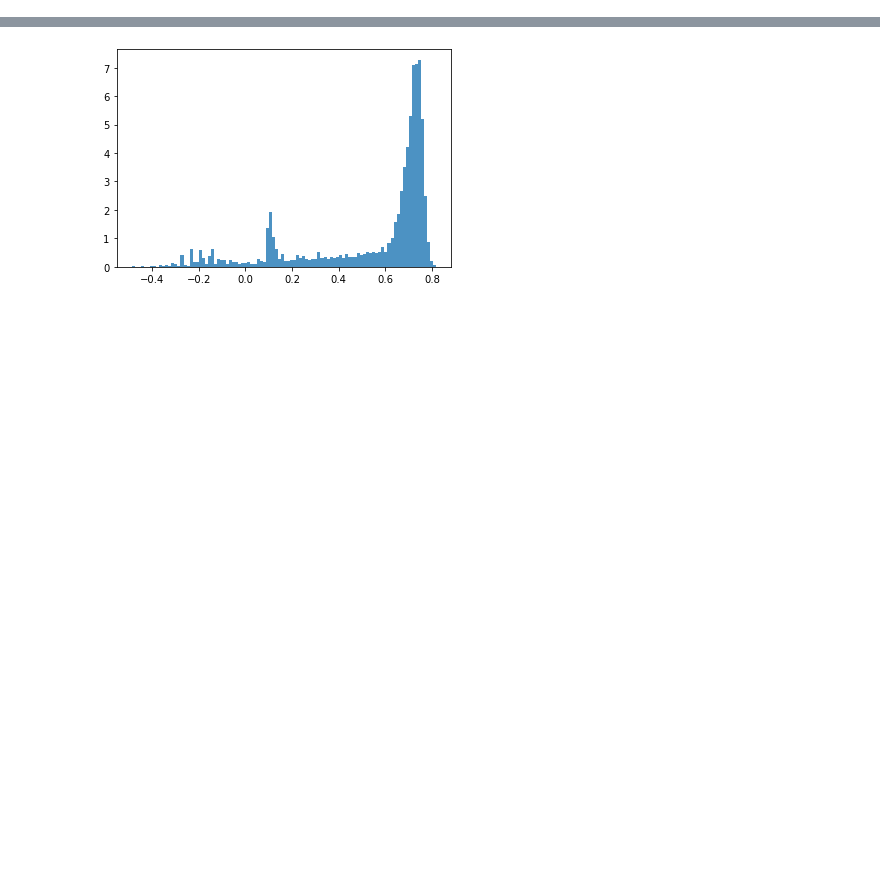
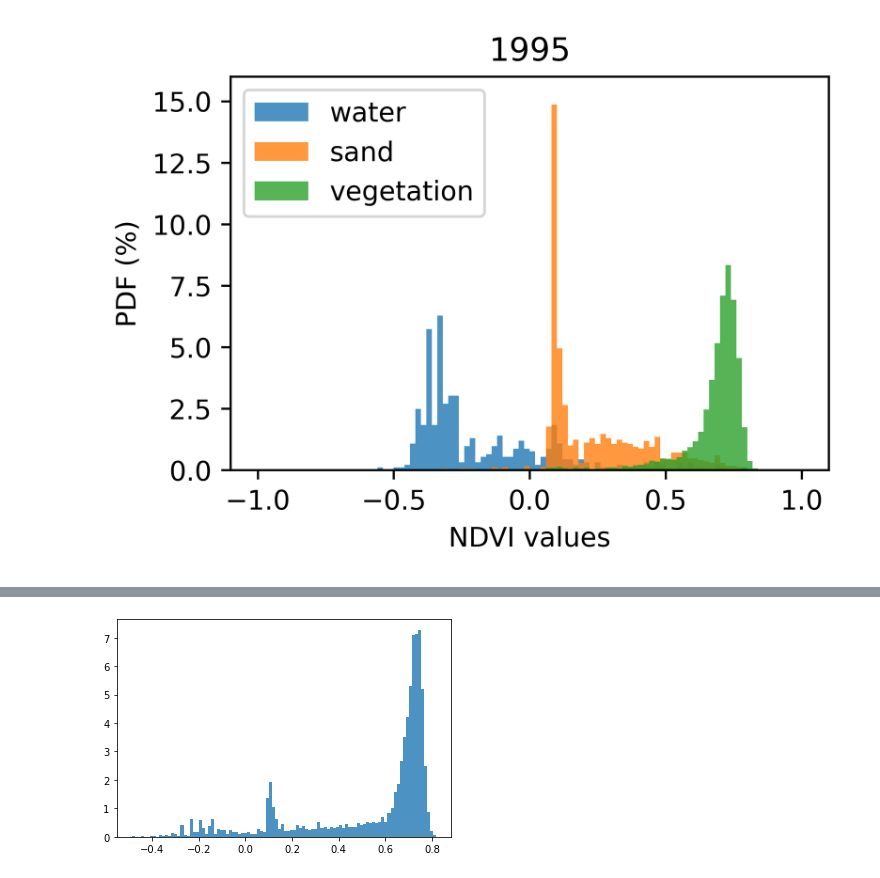
Before and after one commit to yiLuo374/geeCenterline, a Jupyter notebook: sandbar_ar.ipynb, the cells around one changed output, grey strips where cells are left out. Saved outputs shown, nothing was run; the diff lists cells and outputs as text; code cells hidden in the pictures; blank space fills up the shorter version.

```diff
--- a/sandbar_ar.ipynb
+++ b/sandbar_ar.ipynb
@@ -68,0 +214,4 @@ def plot_hist(img, ltb, name, scale=3, alpha=0.8):
+# %%
+plot_hist1(class95md, ndvi95, roi, 'NDVI', '1995', scale=30)
+# %% [output]
+[figure, added]
```
Also changed, not shown: parts of 24 cells of this notebook, 5 other files.
